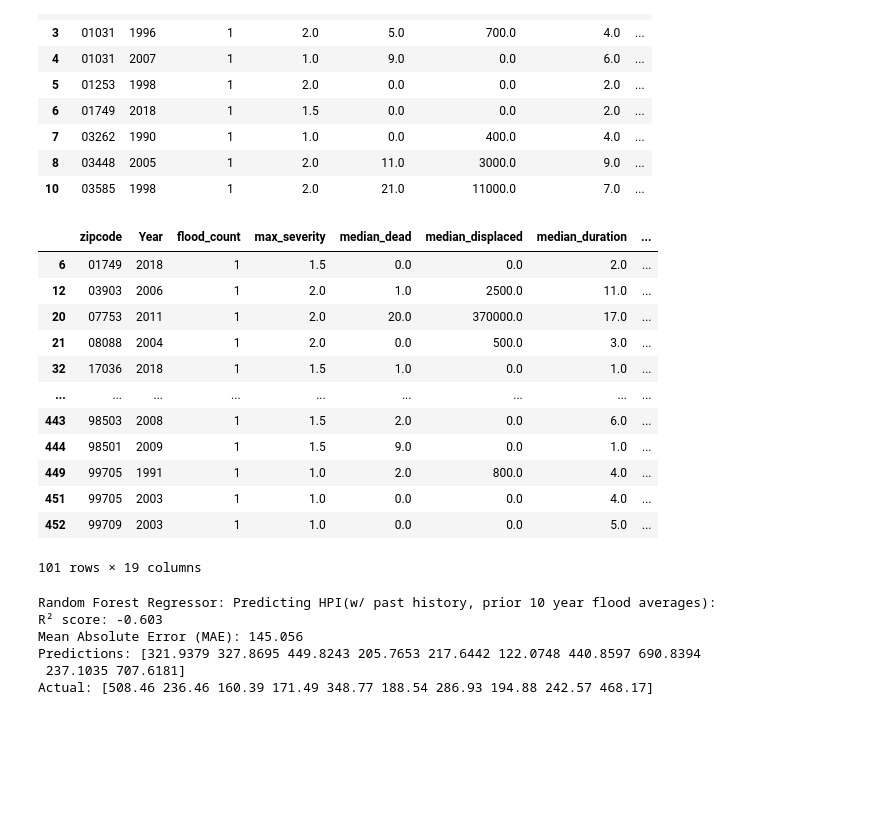
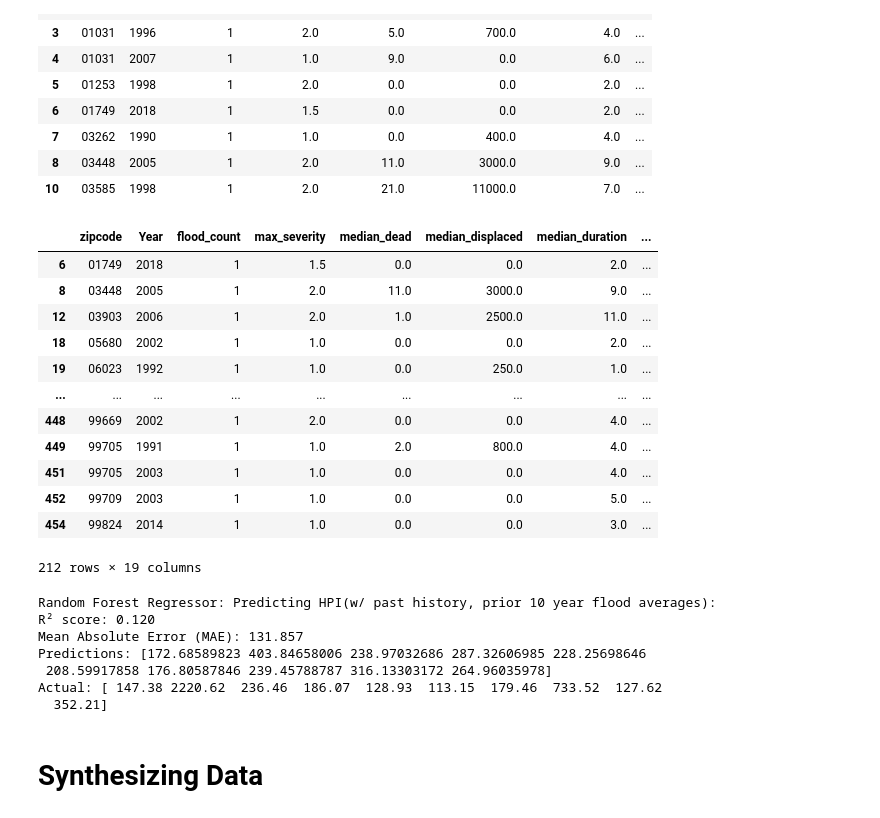
Before and after one commit to melina-thegarza/ml-climate, a Jupyter notebook: src/natural_disaster_housing_prediction.ipynb, the cells around one changed output. Drawn from its saved outputs; the diff is of its cells as text; code cells hidden in the pictures; blank space fills up the shorter version.

```diff
--- a/src/natural_disaster_housing_prediction.ipynb
+++ b/src/natural_disaster_housing_prediction.ipynb
@@ -294,22 +353,25 @@ flood_summary_10_years.head(10)
 | 10 | 03585 | 1998 | 1 | 2.0 | 21.0 | 11000.0 | 7.0 | ... |
 # %%
 merged_data = pd.merge(flood_summary_10_years, housing_data, on=['zipcode', 'Year'], how='left')
-merged_data = merged_data.dropna()
+merged_data = merged_data.dropna(subset=['HPI'])
+
+#save data
+merged_data.to_csv('merged_housing_flood_data_avg_10_years.csv', index=False)
 merged_data
 # %% [output]
 |  | zipcode | Year | flood_count | max_severity | median_dead | median_displaced | median_duration | ... |
 | 6 | 01749 | 2018 | 1 | 1.5 | 0.0 | 0.0 | 2.0 | ... |
+| 8 | 03448 | 2005 | 1 | 2.0 | 11.0 | 3000.0 | 9.0 | ... |
 | 12 | 03903 | 2006 | 1 | 2.0 | 1.0 | 2500.0 | 11.0 | ... |
-| 20 | 07753 | 2011 | 1 | 2.0 | 20.0 | 370000.0 | 17.0 | ... |
-| 21 | 08088 | 2004 | 1 | 2.0 | 0.0 | 500.0 | 3.0 | ... |
-| 32 | 17036 | 2018 | 1 | 1.5 | 1.0 | 0.0 | 1.0 | ... |
+| 18 | 05680 | 2002 | 1 | 1.0 | 0.0 | 0.0 | 2.0 | ... |
+| 19 | 06023 | 1992 | 1 | 1.0 | 0.0 | 250.0 | 1.0 | ... |
 | ... | ... | ... | ... | ... | ... | ... | ... | ... |
-| 443 | 98503 | 2008 | 1 | 1.5 | 2.0 | 0.0 | 6.0 | ... |
-| 444 | 98501 | 2009 | 1 | 1.5 | 9.0 | 0.0 | 1.0 | ... |
+| 448 | 99669 | 2002 | 1 | 2.0 | 0.0 | 0.0 | 4.0 | ... |
 | 449 | 99705 | 1991 | 1 | 1.0 | 2.0 | 800.0 | 4.0 | ... |
 | 451 | 99705 | 2003 | 1 | 1.0 | 0.0 | 0.0 | 4.0 | ... |
 | 452 | 99709 | 2003 | 1 | 1.0 | 0.0 | 0.0 | 5.0 | ... |
+| 454 | 99824 | 2014 | 1 | 1.0 | 0.0 | 0.0 | 3.0 | ... |
-101 rows × 19 columns
+212 rows × 19 columns
 # %%
 X = merged_data[['flood_count', 'max_severity', 'median_dead', 'median_displaced',
                  'median_duration', 'median_area',
@@ -321,7 +383,7 @@ y = merged_data['HPI']
 X_train, X_test, y_train, y_test = train_test_split(X, y, test_size=0.3, random_state=42)
 
 
-rf_model = RandomForestRegressor(n_estimators=100, random_state=42)
+rf_model = RandomForestRegressor(n_estimators=100, random_state=42, min_samples_split= 15, min_samples_leaf= 1, max_depth= 40, bootstrap= True)
 rf_model.fit(X_train, y_train)
 y_pred = rf_model.predict(X_test)
 
@@ -337,8 +399,11 @@ print(f"Predictions: {y_pred[:10]}")  # First 10 predicted values
 print(f"Actual: {y_test[:10].values}")  # First 10 actual values
 # %% [output]
 Random Forest Regressor: Predicting HPI(w/ past history, prior 10 year flood averages):
-R² score: -0.603
-Mean Absolute Error (MAE): 145.056
-Predictions: [321.9379 327.8695 449.8243 205.7653 217.6442 122.0748 440.8597 690.8394
- 237.1035 707.6181]
-Actual: [508.46 236.46 160.39 171.49 348.77 188.54 286.93 194.88 242.57 468.17]
+R² score: 0.120
+Mean Absolute Error (MAE): 131.857
+Predictions: [172.68589823 403.84658006 238.97032686 287.32606985 228.25698646
+ 208.59917858 176.80587846 239.45788787 316.13303172 264.96035978]
+Actual: [ 147.38 2220.62  236.46  186.07  128.93  113.15  179.46  733.52  127.62
+  352.21]
+# %% [markdown]
+# Synthesizing Data
```
Also changed, not shown: parts of 5 cells of this notebook, 4 other files.
